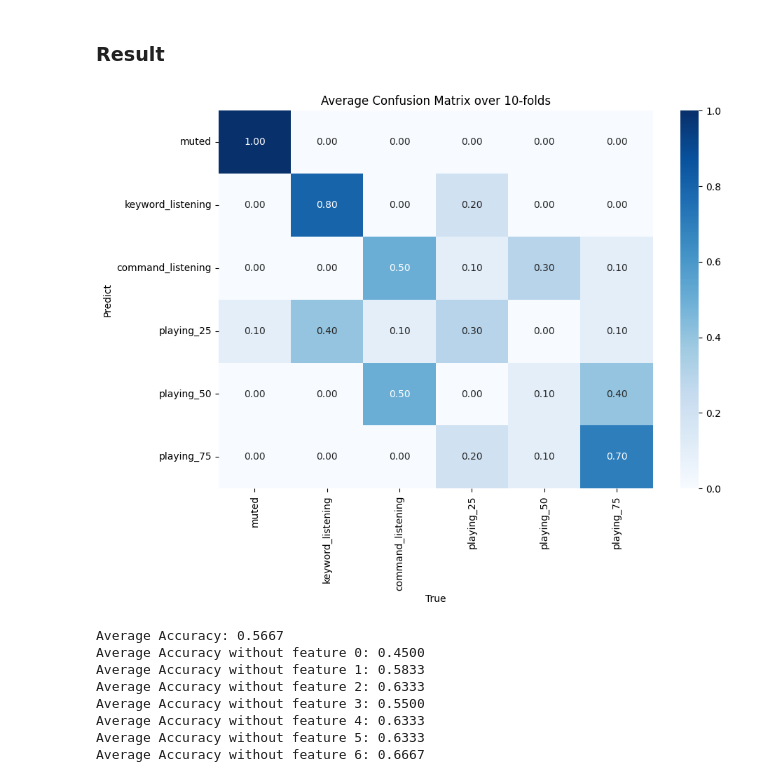
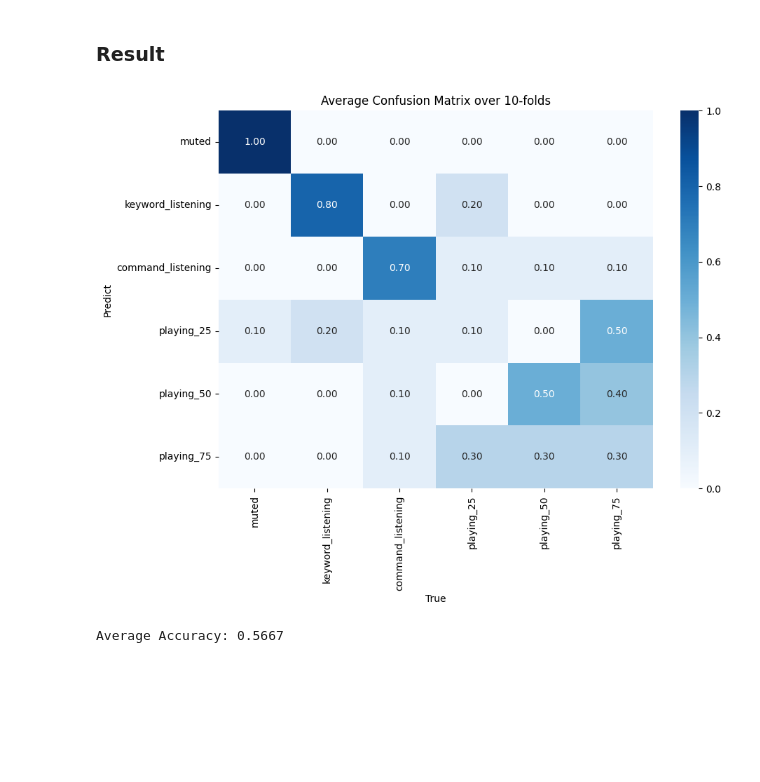
Before and after one commit to xavier-shaw/IoT-Prosector, a Jupyter notebook: IoT-Auditor-hardware/main.ipynb, the cells around one changed output. Cells and saved outputs as stored; diff of their text form; code cells hidden in the pictures; blank space fills up the shorter version.

```diff
--- a/IoT-Auditor-hardware/main.ipynb
+++ b/IoT-Auditor-hardware/main.ipynb
@@ -331,14 +322,15 @@ for state in states:
         feature_dataset_Y.append(states.index(state))
 
 feature_dataset_X = np.array(feature_dataset_X)
-feature_dataset_X = scaler_x.fit_transform(feature_dataset_X)
+# feature_dataset_X = scaler_x.fit_transform(feature_dataset_X)
 feature_dataset_Y = np.array(feature_dataset_Y)
 # %% [markdown]
 ### Classification
 # %%
 def classify(X, Y, draw):
-    # clf = DecisionTreeClassifier()
-    clf = RandomForestClassifier(n_estimators=30, random_state=42)
+    # clf = LogisticRegression()
+    clf = DecisionTreeClassifier()
+    # clf = RandomForestClassifier(n_estimators=30, random_state=42)
 
     kf = KFold(n_splits=10, shuffle=True)
 
@@ -371,31 +363,24 @@ def classify(X, Y, draw):
         plt.title('Average Confusion Matrix over 10-folds')
         plt.show()
 
-    return avg_accuracy
+    return clf, avg_accuracy
 # %% [markdown]
 ### Result
 # %%
-avg_acc = classify(feature_dataset_X, feature_dataset_Y, True)
+clf, avg_acc = classify(feature_dataset_X, feature_dataset_Y, True)
 print(f"Average Accuracy: {avg_acc:.4f}")
 # features: avg_avg, avg_std, avg_range,
 #           max_avg, max_std,
 #           min_avg, min_std
 features = ["avg_avg", "avg_std", "avg_range", "max_avg", "max_std", "min_avg", "min_std"]
 for i in range(len(features)):
     new_dataset_X = np.delete(feature_dataset_X, i, axis=1)
     acc = classify(new_dataset_X, feature_dataset_Y, False)
-    print(f"Average Accuracy without {features[i]}: {acc:.4f}")
+    # print(f"Average Accuracy without {features[i]}: {acc:.4f}")
 
 # test_set = np.delete(feature_dataset_X, [2], axis=1)
 # acc = classify(test_set, feature_dataset_Y, True)
 # print(acc)
 # %% [output]
-[figure, old version]
+[figure, new version]
 Average Accuracy: 0.5667
-Average Accuracy without feature 0: 0.4500
-Average Accuracy without feature 1: 0.5833
-Average Accuracy without feature 2: 0.6333
-Average Accuracy without feature 3: 0.5500
-Average Accuracy without feature 4: 0.6333
-Average Accuracy without feature 5: 0.6333
-Average Accuracy without feature 6: 0.6667
```
Also changed, not shown: parts of 3 cells of this notebook, 11 other files.
